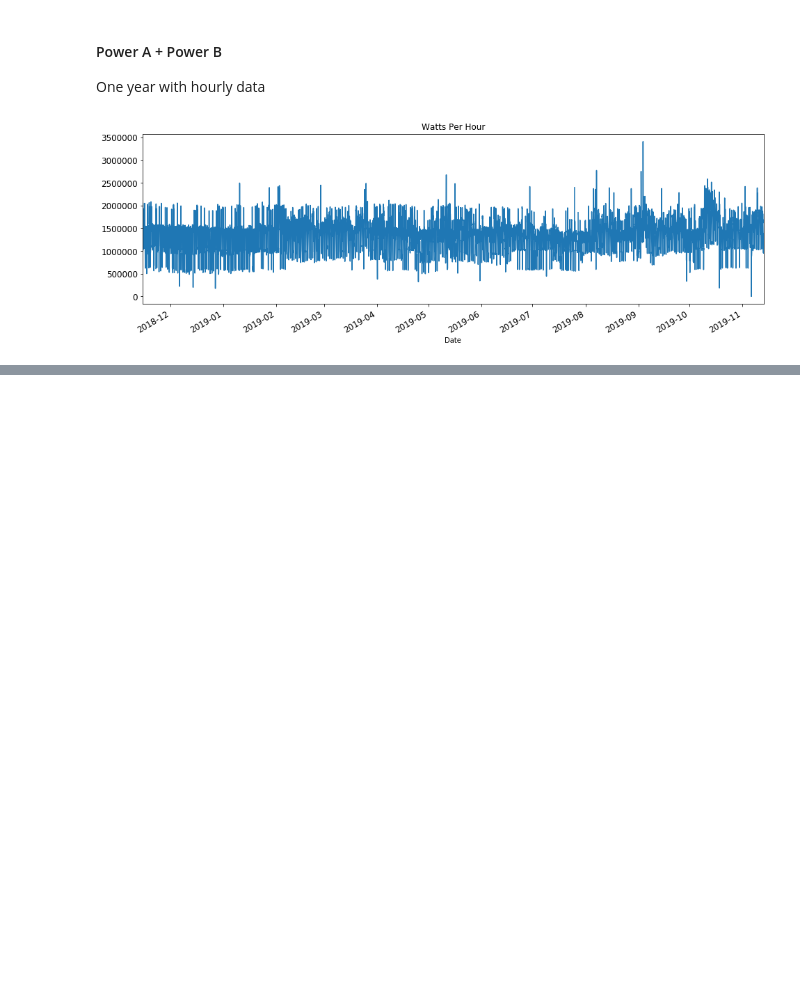
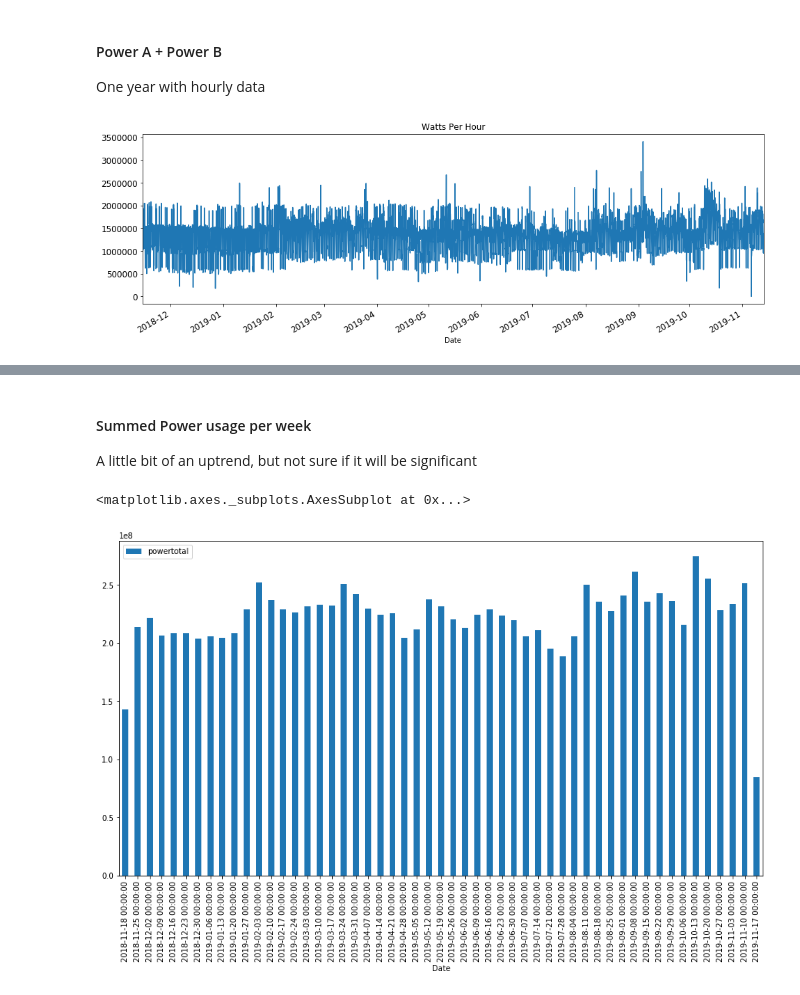
Before and after one commit to Landstein/Water-Treatment-Plant-Power-Predictions, a Jupyter notebook: Facebook Prophet Analysis.ipynb, the cells around one changed output, grey strips where cells are left out. Saved outputs shown, nothing was run; the diff lists cells and outputs as text; code cells hidden in the pictures; blank space fills up the shorter version.

```diff
--- a/Facebook Prophet Analysis.ipynb
+++ b/Facebook Prophet Analysis.ipynb
@@ -60,0 +81,9 @@ power['powertotal'].plot(figsize=(16,5), fontsize=12, title='Watts Per Hour');
+# %% [markdown]
+#### Summed Power usage per week
+
+A little bit of an uptrend, but not sure if it will be significant
+# %%
+df_power.resample('W').sum().plot.bar(figsize=(15,8))
+# %% [output]
+<matplotlib.axes._subplots.AxesSubplot at 0x...>
+[figure, added]
```
Also changed, not shown: parts of 5 cells of this notebook.
